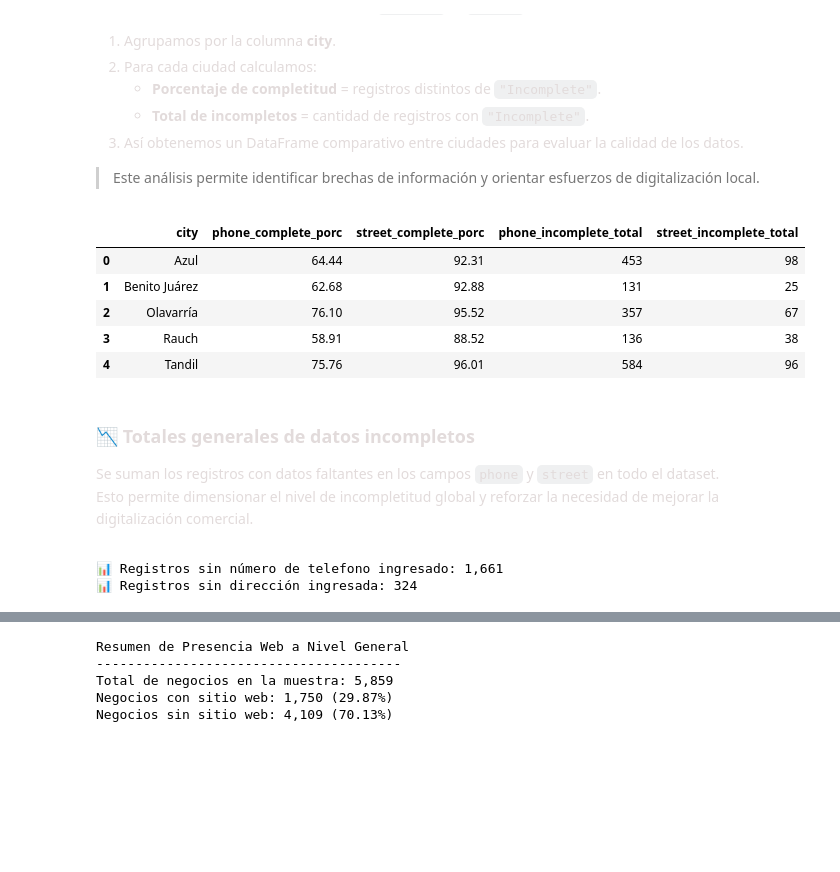
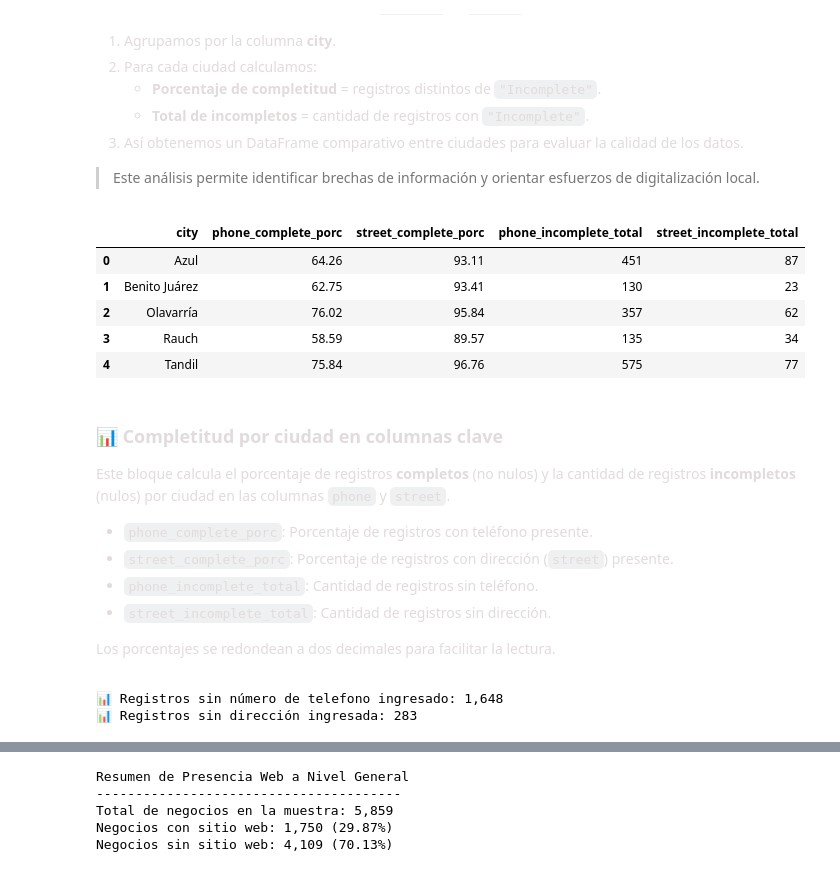
Before and after one commit to MCCastroMaluta/Portfolio-Python-es, a Jupyter notebook: Notebooks/02-EDA.ipynb, the cells around one changed output, grey strips where cells are left out. Saved outputs shown, nothing was run; the diff lists cells and outputs as text; code cells hidden in the pictures; blank space fills up the shorter version.

```diff
--- a/Notebooks/02-EDA.ipynb
+++ b/Notebooks/02-EDA.ipynb
@@ -23,6 +23,11 @@ import pandas as pd
 import numpy as np
 import matplotlib.pyplot as plt
 import seaborn as sns
+import os
+# Crear carpeta si no existe
+os.makedirs("Images", exist_ok=True)
+
+pd.set_option('display.max_columns', None)
 # %% [markdown]
 <div style="font-family: 'JetBrains Mono', monospace; font-size: 14px; color: #e2dbdbff; line-height: 1.6;">
 
@@ -208,30 +213,36 @@ df.sample(10)
 
 </div>
 # %%
-# Calcula completitud por ciudad en 'phone' y 'street': porcentaje y cantidad de incompletos.
-completitud = (df.groupby('city').agg(
-        phone_complete_porc=('phone', lambda x: round((x.str.lower().ne('incomplete').mean() * 100), 2)),
-        street_complete_porc=('street', lambda x: round((x.str.lower().ne('incomplete').mean() * 100), 2)),
-        phone_incomplete_total=('phone', lambda x: (x.str.lower() == 'incomplete').sum()),
-        street_incomplete_total=('street', lambda x: (x.str.lower() == 'incomplete').sum())
+completitud = (
+    df.groupby('city').agg(
+        phone_complete_porc=('phone', lambda x: round(x.notna().mean() * 100, 2)),
+        street_complete_porc=('street', lambda x: round(x.notna().mean() * 100, 2)),
+        phone_incomplete_total=('phone', lambda x: x.isna().sum()),
+        street_incomplete_total=('street', lambda x: x.isna().sum())
     )
     .reset_index()
 )
 completitud
 # %% [output]
 |  | city | phone_complete_porc | street_complete_porc | phone_incomplete_total | street_incomplete_total |
-| 0 | Azul | 64.44 | 92.31 | 453 | 98 |
-| 1 | Benito Juárez | 62.68 | 92.88 | 131 | 25 |
-| 2 | Olavarría | 76.10 | 95.52 | 357 | 67 |
-| 3 | Rauch | 58.91 | 88.52 | 136 | 38 |
-| 4 | Tandil | 75.76 | 96.01 | 584 | 96 |
+| 0 | Azul | 64.26 | 93.11 | 451 | 87 |
+| 1 | Benito Juárez | 62.75 | 93.41 | 130 | 23 |
+| 2 | Olavarría | 76.02 | 95.84 | 357 | 62 |
+| 3 | Rauch | 58.59 | 89.57 | 135 | 34 |
+| 4 | Tandil | 75.84 | 96.76 | 575 | 77 |
 # %% [markdown]
 <div style="font-family: 'JetBrains Mono', monospace; font-size: 14px; color: #e2dbdbff; line-height: 1.6;">
 
-### 📉 Totales generales de datos incompletos
+### 📊 Completitud por ciudad en columnas clave
 
-Se suman los registros con datos faltantes en los campos `phone` y `street` en todo el dataset.
-Esto permite dimensionar el nivel de incompletitud global y reforzar la necesidad de mejorar la digitalización comercial.
+Este bloque calcula el porcentaje de registros **completos** (no nulos) y la cantidad de registros **incompletos** (nulos) por ciudad en las columnas `phone` y `street`.
+
+- `phone_complete_porc`: Porcentaje de registros con teléfono presente.
+- `street_complete_porc`: Porcentaje de registros con dirección (`street`) presente.
+- `phone_incomplete_total`: Cantidad de registros sin teléfono.
+- `street_incomplete_total`: Cantidad de registros sin dirección.
+
+Los porcentajes se redondean a dos decimales para facilitar la lectura.
 
 </div>
 # %%
@@ -242,5 +253,5 @@ total_street_incomplete = completitud['street_incomplete_total'].sum()
 print(f"📊 Registros sin número de telefono ingresado: {total_phone_incomplete:,}")
 print(f"📊 Registros sin dirección ingresada: {total_street_incomplete:,}")
 # %% [output]
-📊 Registros sin número de telefono ingresado: 1,661
-📊 Registros sin dirección ingresada: 324
+📊 Registros sin número de telefono ingresado: 1,648
+📊 Registros sin dirección ingresada: 283
```
Also changed, not shown: parts of 28 cells of this notebook, 14 other files.
